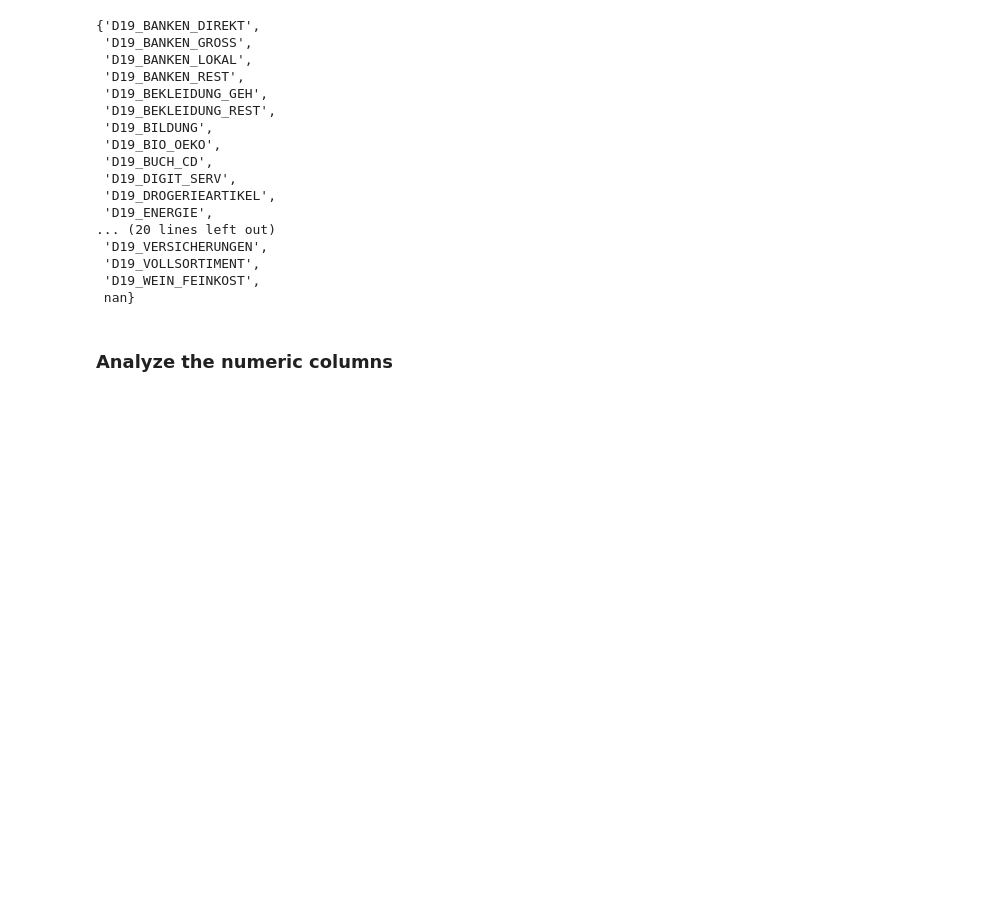
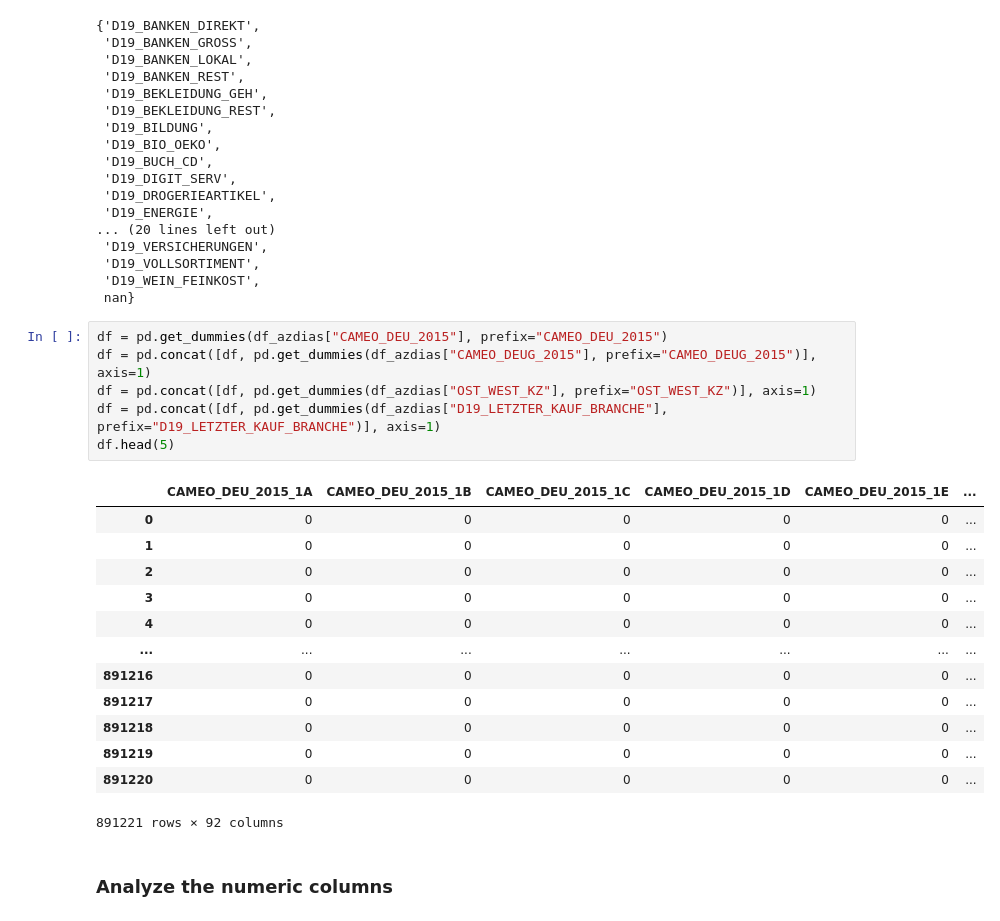
Before and after one commit to TobiPrae/customer_segmentation, a Jupyter notebook: CustomerSegmentation.ipynb, the cells around one changed output. Cells and saved outputs as stored; diff of their text form; blank space fills up the shorter version.

```diff
--- a/CustomerSegmentation.ipynb
+++ b/CustomerSegmentation.ipynb
@@ -282,6 +308,26 @@ set(df_customers["D19_LETZTER_KAUF_BRANCHE"].tolist())
  'D19_VOLLSORTIMENT',
  'D19_WEIN_FEINKOST',
  nan}
+# %%
+df = pd.get_dummies(df_azdias["CAMEO_DEU_2015"], prefix="CAMEO_DEU_2015")
+df = pd.concat([df, pd.get_dummies(df_azdias["CAMEO_DEUG_2015"], prefix="CAMEO_DEUG_2015")], axis=1)
+df = pd.concat([df, pd.get_dummies(df_azdias["OST_WEST_KZ"], prefix="OST_WEST_KZ")], axis=1)
+df = pd.concat([df, pd.get_dummies(df_azdias["D19_LETZTER_KAUF_BRANCHE"], prefix="D19_LETZTER_KAUF_BRANCHE")], axis=1)
+df.head(5)
+# %% [output]
+|  | CAMEO_DEU_2015_1A | CAMEO_DEU_2015_1B | CAMEO_DEU_2015_1C | CAMEO_DEU_2015_1D | CAMEO_DEU_2015_1E | ... |
+| 0 | 0 | 0 | 0 | 0 | 0 | ... |
+| 1 | 0 | 0 | 0 | 0 | 0 | ... |
+| 2 | 0 | 0 | 0 | 0 | 0 | ... |
+| 3 | 0 | 0 | 0 | 0 | 0 | ... |
+| 4 | 0 | 0 | 0 | 0 | 0 | ... |
+| ... | ... | ... | ... | ... | ... | ... |
+| 891216 | 0 | 0 | 0 | 0 | 0 | ... |
+| 891217 | 0 | 0 | 0 | 0 | 0 | ... |
+| 891218 | 0 | 0 | 0 | 0 | 0 | ... |
+| 891219 | 0 | 0 | 0 | 0 | 0 | ... |
+| 891220 | 0 | 0 | 0 | 0 | 0 | ... |
+891221 rows × 92 columns
 # %% [markdown]
 ### Analyze the numeric columns
 # %%
```
Also changed, not shown: parts of 10 cells of this notebook.
